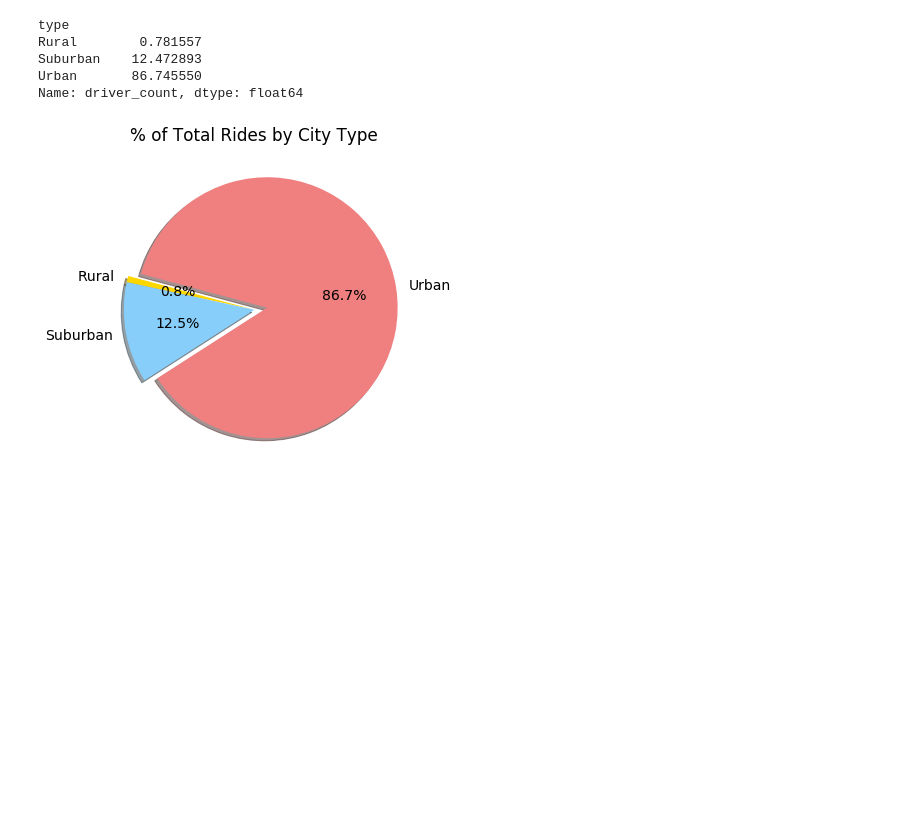
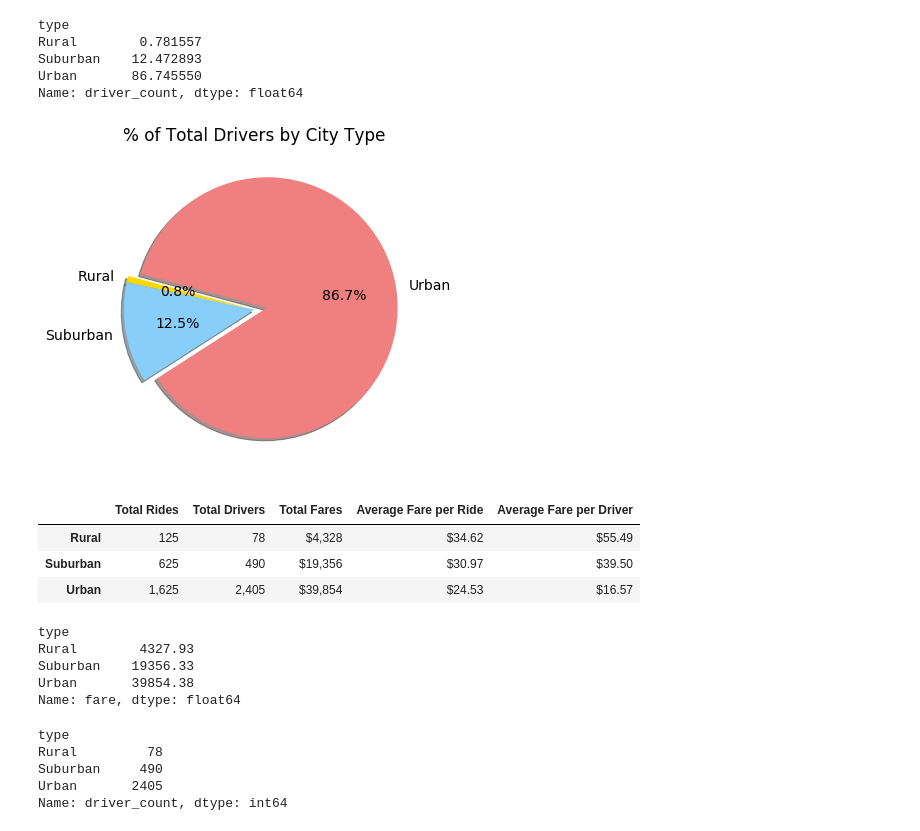
Before and after one commit to alineschneider/PyBer_Analysis, a Jupyter notebook: PyBer.ipynb, the cells around one changed output. Saved outputs shown, nothing was run; the diff lists cells and outputs as text; code cells hidden in the pictures; blank space fills up the shorter version.

Commit message:
PyBer.ipynb, Chart figure in analysis folder.

```diff
--- a/PyBer.ipynb
+++ b/PyBer.ipynb
@@ -838,18 +838,58 @@ Name: driver_count, dtype: float64
 # %%
 # Build percentage of rides by city type pie chart.
 plt.subplots(figsize=(10, 6))
 plt.pie(driver_percents,
     labels=["Rural", "Suburban", "Urban"],
     colors=["gold", "lightskyblue", "lightcoral"],
     explode=[0, 0, 0.1],
     autopct='%1.1f%%',
     shadow=True, startangle=165)
-plt.title("% of Total Rides by City Type")
+plt.title("% of Total Drivers by City Type")
 # Change the default font size from 10 to 14.
 mpl.rcParams['font.size'] = 14
 # Save Figure
 plt.savefig("analysis/Fig7.png")
 # Show Figure
 plt.show()
 # %% [output]
-[figure, old version]
+[figure, new version]
+# %%
+# Create a PyBer Summary DataFrame
+total_rides_by_type = pyber_data_df.groupby(["type"]).count()["ride_id"].map("{:,.0f}".format)
+total_drivers_by_type = city_data_df.groupby(["type"]).sum()["driver_count"].map("{:,.0f}".format)
+total_fares_by_type = pyber_data_df.groupby(["type"]).sum()["fare"].map("${:,.0f}".format)
+avg_fare_per_ride = (pyber_data_df.groupby(["type"]).sum()["fare"] / pyber_data_df.groupby(["type"]).count()["ride_id"]).map("${:,.2f}".format)
+avg_fare_per_driver = (pyber_data_df.groupby(["type"]).sum()["fare"] / city_data_df.groupby(["type"]).sum()["driver_count"]).map("${:,.2f}".format)
+
+summary_frame = {'Total Rides': total_rides_by_type,
+                'Total Drivers': total_drivers_by_type,
+                'Total Fares': total_fares_by_type,
+                'Average Fare per Ride': avg_fare_per_ride,
+                'Average Fare per Driver': avg_fare_per_driver}
+
+summary_df = pd.DataFrame(summary_frame)
+summary_df.index.name = None
+summary_df
+# %% [output]
+|  | Total Rides | Total Drivers | Total Fares | Average Fare per Ride | Average Fare per Driver |
+| Rural | 125 | 78 | $4,328 | $34.62 | $55.49 |
+| Suburban | 625 | 490 | $19,356 | $30.97 | $39.50 |
+| Urban | 1,625 | 2,405 | $39,854 | $24.53 | $16.57 |
+# %%
+aline = pyber_data_df.groupby(["type"]).sum()["fare"]
+aline
+# %% [output]
+type
+Rural        4327.93
+Suburban    19356.33
+Urban       39854.38
+Name: fare, dtype: float64
+# %%
+aline1 = city_data_df.groupby(["type"]).sum()["driver_count"]
+aline1
+# %% [output]
+type
+Rural         78
+Suburban     490
+Urban       2405
+Name: driver_count, dtype: int64
```
Also changed, not shown: 1 other file.
